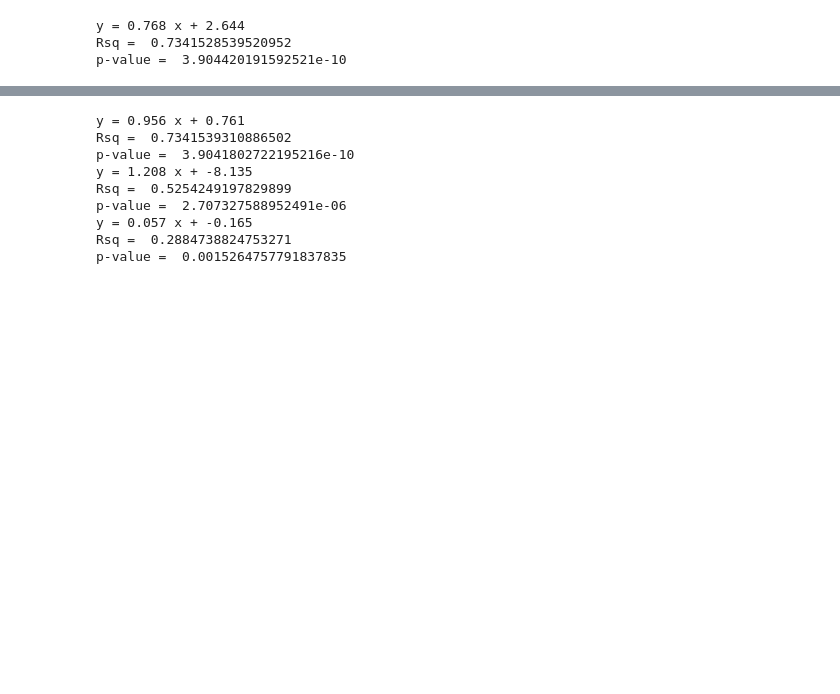
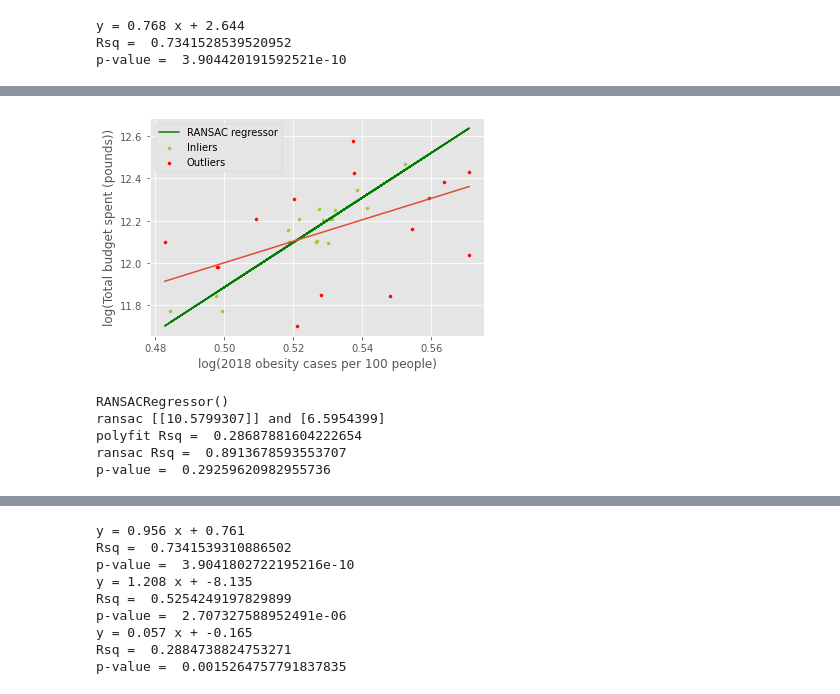
Before and after one commit to Tiana125/CASA0005_QM_CW1, a Jupyter notebook: Untitled.ipynb, the cells around one changed output, grey strips where cells are left out. Drawn from its saved outputs; the diff is of its cells as text; code cells hidden in the pictures; blank space fills up the shorter version.

```diff
--- a/Untitled.ipynb
+++ b/Untitled.ipynb
@@ -263 +262,48 @@ p-value =  0.0015264757791837835
+# %%
+Yper =  np.log(london_data['total_budget'])
+X=np.log(london_data['2018_cases_total'])/np.log(london_data['2018_pop_total'])
+
+plt.ylabel('log(Total budget spent (pounds))')
+plt.xlabel('log(2018 obesity cases per 100 people)')
+
+from sklearn import linear_model
+ransac = linear_model.RANSACRegressor()
+ran = ransac.fit(np.array(X).reshape(-1, 1), np.array(Yper).reshape(-1, 1) )
+Yper_ransac = ransac.predict(np.array(X).reshape(-1, 1))
+plt.plot(X, Yper_ransac, color='g', label='RANSAC regressor')
+inlier_mask = ransac.inlier_mask_
+outlier_mask = np.logical_not(inlier_mask)
+param=ransac.get_params()
+#c = plt.plot(X,Yper,'.', label='cases per pop data')
+plt.scatter(X[inlier_mask], Yper[inlier_mask], color='yellowgreen', marker='.',
+            label='Inliers')
+plt.scatter(X[outlier_mask], Yper[outlier_mask], color='r', marker='.',
+            label='Outliers')
+
+#slope, intercept, r_value, p_value, std_err = sps.linregress(X, Yper)
+#f = plt.plot(X, X*slope + intercept, 'r', label = 'cases per pop line') # Plot the regression line.
+f, res, _, _, _ = np.polyfit(X,Yper,1, full=True)
+poly = np.poly1d(f)
+
+new_X= np.array(np.sort(X.values))
+
+new_x = np.linspace(new_X[0], new_X[-1])
+new_Y=poly(new_x)
+plt.plot(new_x,new_Y)
+#Ypred_ransac = X.multiply(0.0179566)+0.309245
+
+plt.legend()
+plt.show()
+print('ransac',ransac.estimator_.coef_, 'and', ransac.estimator_.intercept_)
+#print("y =", round(slope,3), "x +", round(intercept,3))
+print("polyfit Rsq = ", sklearn.metrics.r2_score(Yper, poly(X)))
+print("ransac Rsq = ", sklearn.metrics.r2_score(Yper[inlier_mask], Yper_ransac[inlier_mask]))
+print("p-value = ", p_value)
+# %% [output]
+[figure, added]
+RANSACRegressor()
+ransac [[10.5799307]] and [6.5954399]
+polyfit Rsq =  0.28687881604222654
+ransac Rsq =  0.8913678593553707
+p-value =  0.29259620982955736
 # %%
```
Also changed, not shown: parts of 3 cells of this notebook, 9 other files.
